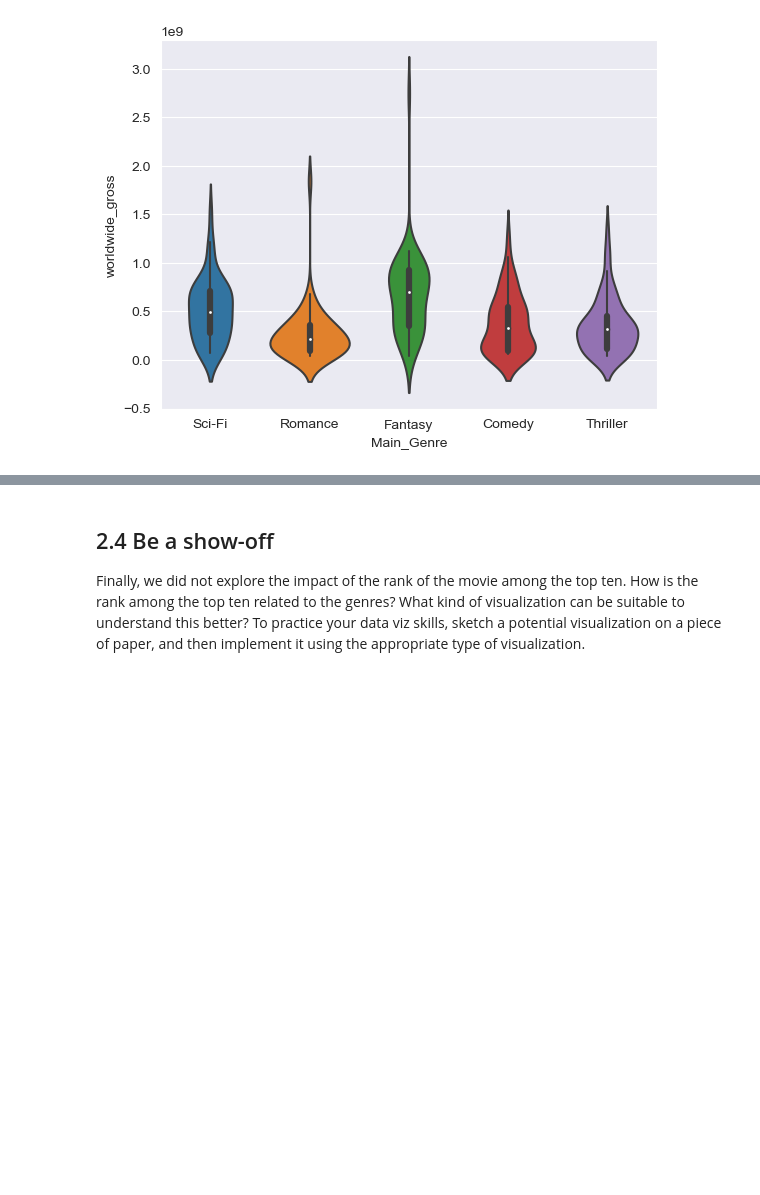
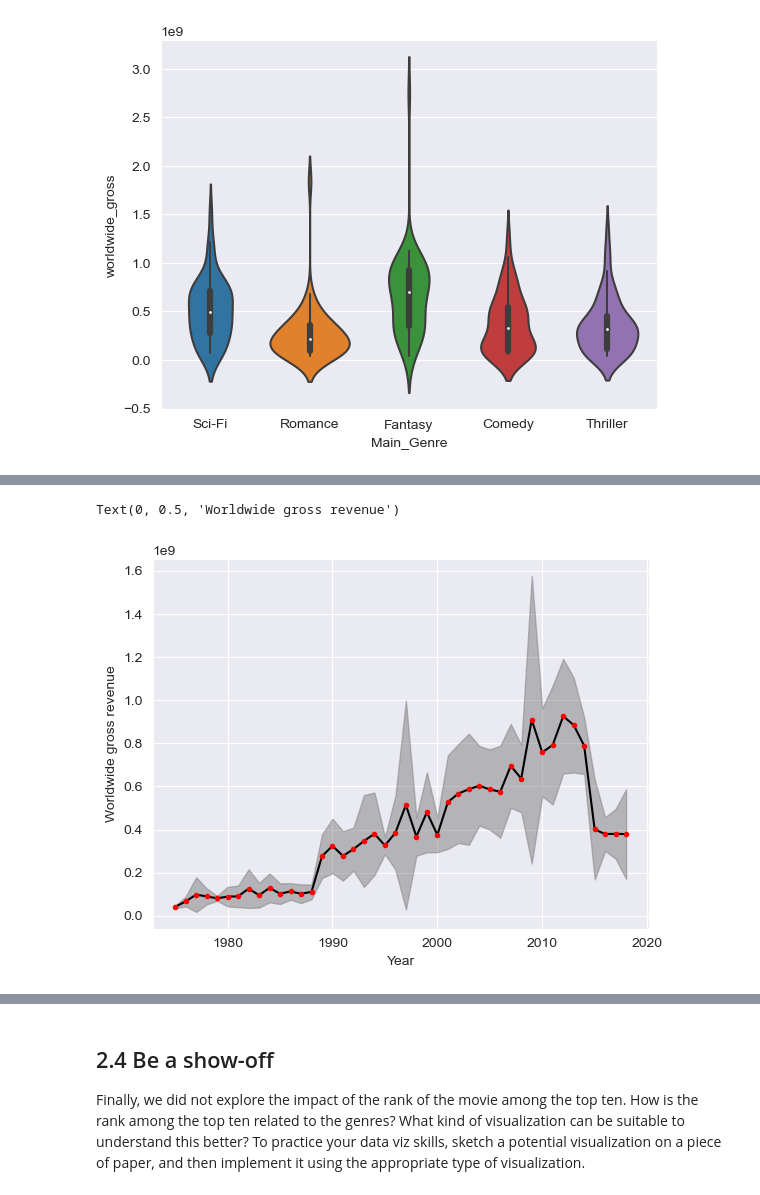
Before and after one commit to 2Tricky4u/ADA2023, a Jupyter notebook: Exercises/02 - Data viz and data from the web/Becoming a DataVizard exercise.ipynb, the cells around one changed output, grey strips where cells are left out. Drawn from its saved outputs; the diff is of its cells as text; code cells hidden in the pictures; blank space fills up the shorter version.

```diff
--- a/Exercises/02 - Data viz and data from the web/Becoming a DataVizard exercise.ipynb
+++ b/Exercises/02 - Data viz and data from the web/Becoming a DataVizard exercise.ipynb
@@ -215,3 +215,12 @@ plt.errorbar(year_gross_sum.index, year_gross_sum, yerr=year_gross_stats['std'],
+# %%
+# Write your code to make filled plot here
+plt.fill_between(year_gross_sum.index, y1=year_gross_stats['mean']-year_gross_stats['std'], y2=year_gross_stats['mean']+year_gross_stats['std'], alpha=0.5, color='gray')
+plt.plot(year_gross_stats['mean'], color='black', marker='.', markerfacecolor='red', markeredgecolor="red")
+plt.xlabel("Year")
+plt.ylabel("Worldwide gross revenue")
+# %% [output]
+Text(0, 0.5, 'Worldwide gross revenue')
+[figure, added]
 # %%
 # Write your interpretation here
 # %% [markdown]
```
Also changed, not shown: parts of 9 cells of this notebook.
